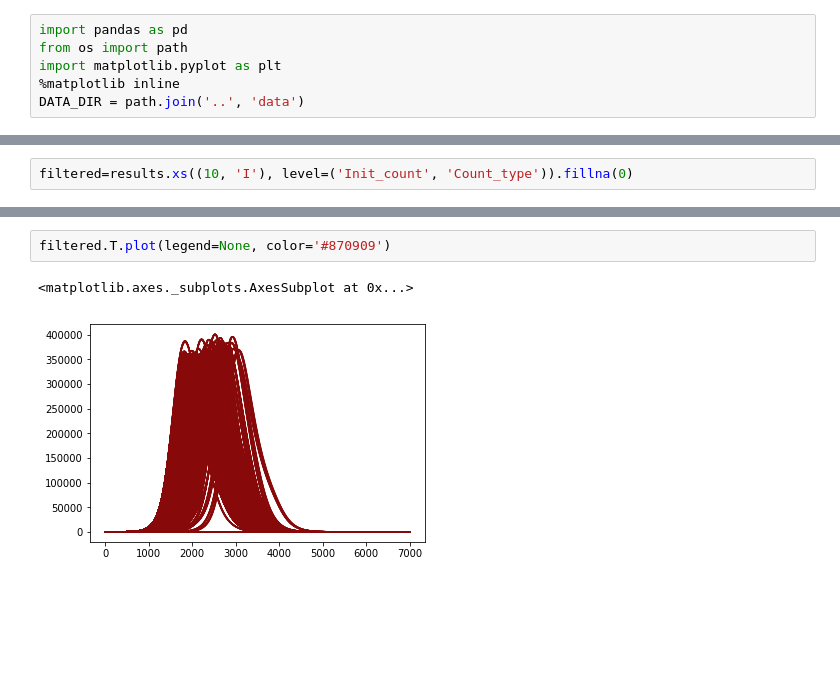
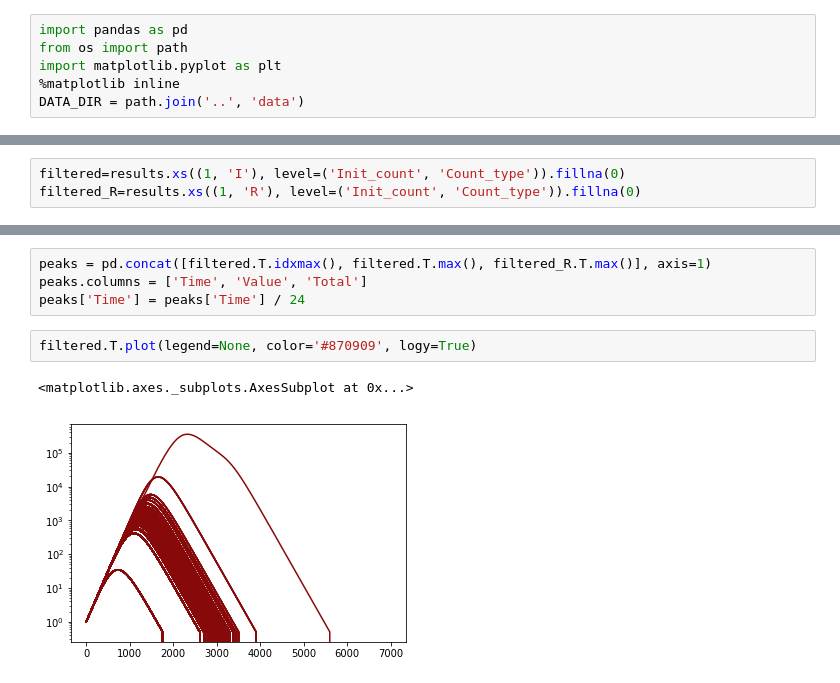
Before and after one commit to joshuablake/Temporal-metapop-epidemic-London-, a Jupyter notebook: src/Results analysis.ipynb, the cells around one changed output, grey strips where cells are left out. Cells and saved outputs as stored; diff of their text form; blank space fills up the shorter version.

```diff
--- a/src/Results analysis.ipynb
+++ b/src/Results analysis.ipynb
@@ -26,2 +26,3 @@ results.xs((71,0,1), level=('Init_station','Init_time','Init_count')).T.plot()
 # %%
-filtered=results.xs((10, 'I'), level=('Init_count', 'Count_type')).fillna(0)
+filtered=results.xs((1, 'I'), level=('Init_count', 'Count_type')).fillna(0)
+filtered_R=results.xs((1, 'R'), level=('Init_count', 'Count_type')).fillna(0)
@@ -28,5 +49,9 @@ filtered=results.xs((10, 'I'), level=('Init_count', 'Count_type')).fillna(0)
+# %%
+peaks = pd.concat([filtered.T.idxmax(), filtered.T.max(), filtered_R.T.max()], axis=1)
+peaks.columns = ['Time', 'Value', 'Total']
+peaks['Time'] = peaks['Time'] / 24
 # %%
-filtered.T.plot(legend=None, color='#870909')
+filtered.T.plot(legend=None, color='#870909', logy=True)
 # %% [output]
 <matplotlib.axes._subplots.AxesSubplot at 0x...>
-[figure, old version]
+[figure, new version]
```
Also changed, not shown: parts of 28 cells of this notebook, 4 other files.
